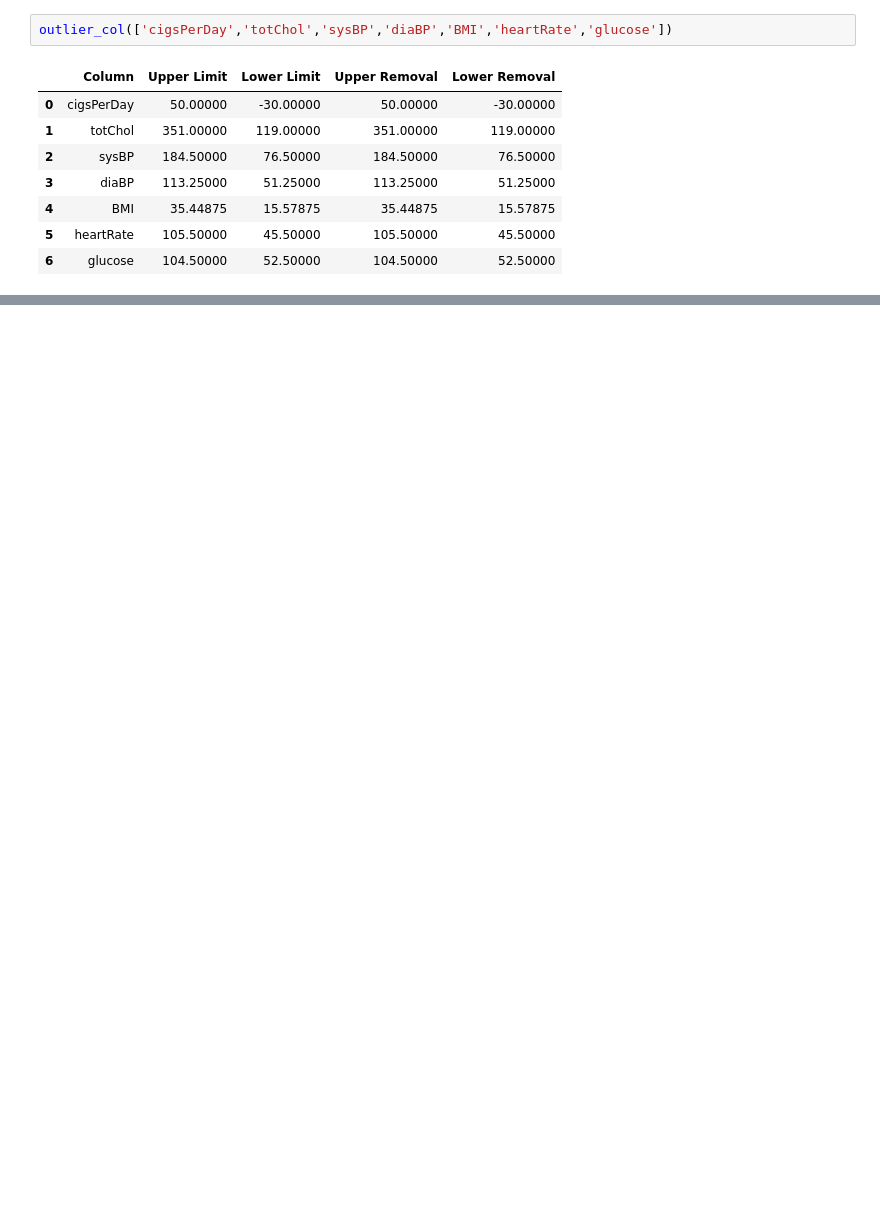
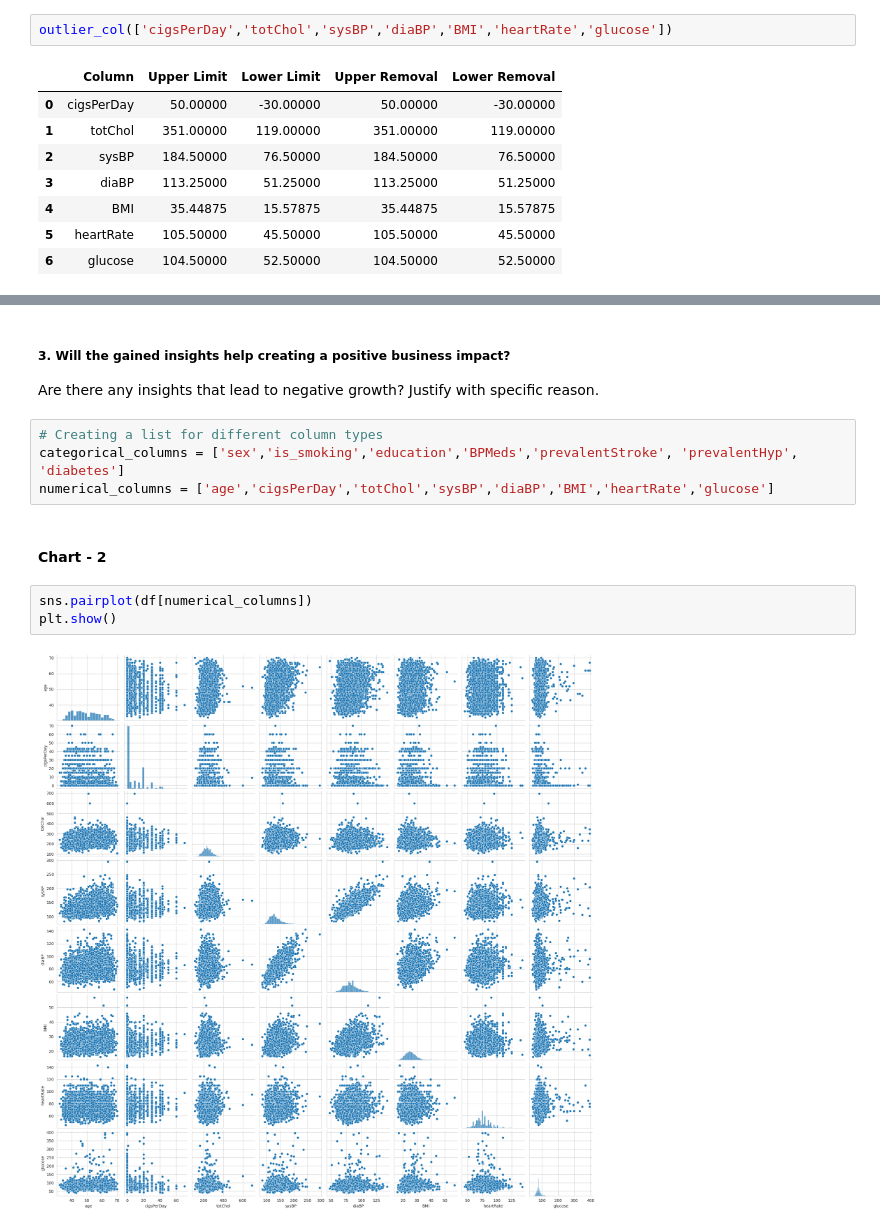
Before and after one commit to Vipilkhapre/Cardiovascular-Risk-Prediction, a Jupyter notebook: Cardiovascular Risk Prediction.ipynb, the cells around one changed output, grey strips where cells are left out. Drawn from its saved outputs; the diff is of its cells as text; blank space fills up the shorter version.

```diff
--- a/Cardiovascular Risk Prediction.ipynb
+++ b/Cardiovascular Risk Prediction.ipynb
@@ -335,0 +380,14 @@ outlier_col(['cigsPerDay','totChol','sysBP','diaBP','BMI','heartRate','glucose']
+# %% [markdown]
+##### 3. Will the gained insights help creating a positive business impact?
+Are there any insights that lead to negative growth? Justify with specific reason.
+# %%
+# Creating a list for different column types
+categorical_columns = ['sex','is_smoking','education','BPMeds','prevalentStroke', 'prevalentHyp', 'diabetes']
+numerical_columns = ['age','cigsPerDay','totChol','sysBP','diaBP','BMI','heartRate','glucose']
+# %% [markdown]
+#### Chart - 2
+# %%
+sns.pairplot(df[numerical_columns])
+plt.show()
+# %% [output]
+[figure, added]
```
Also changed, not shown: parts of 50 cells of this notebook, 3 other files.
